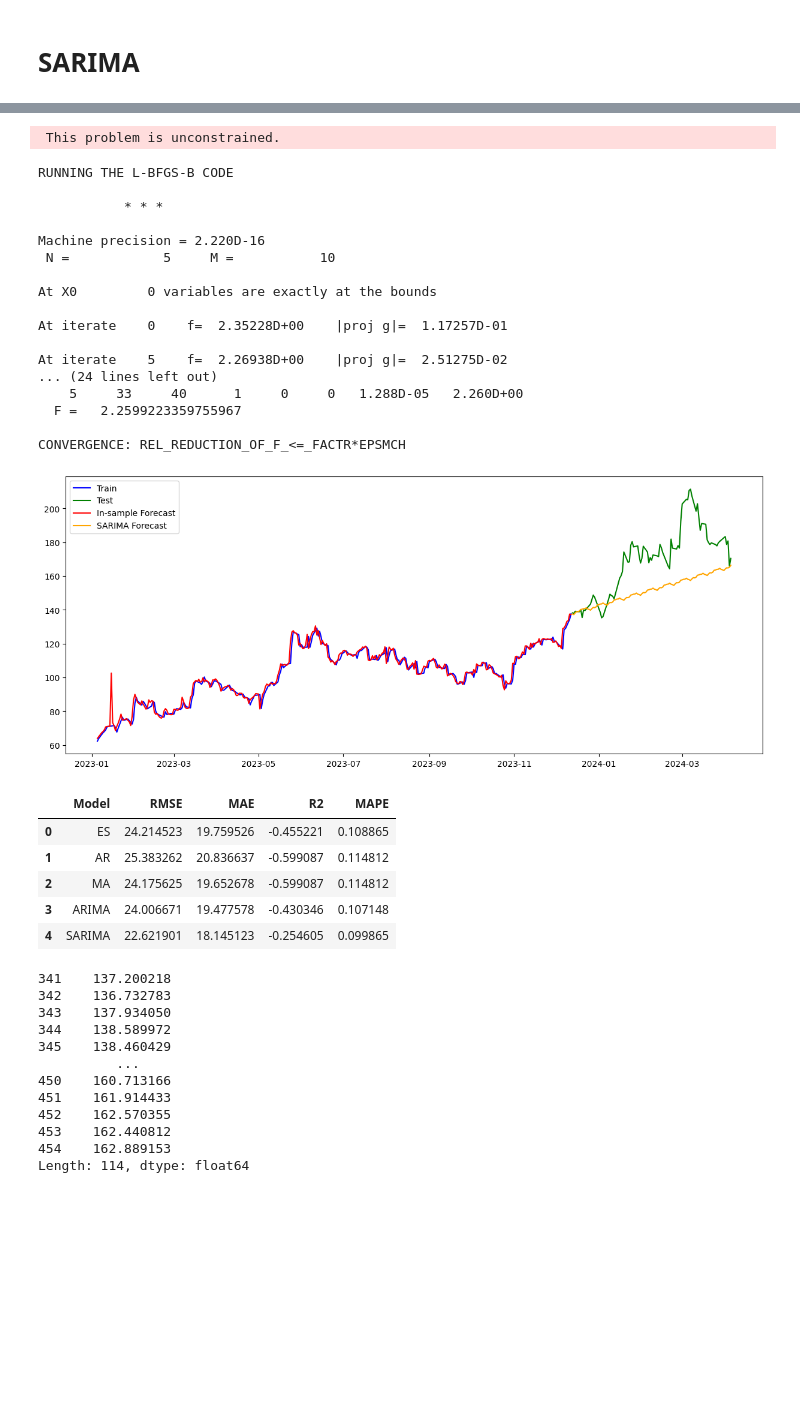
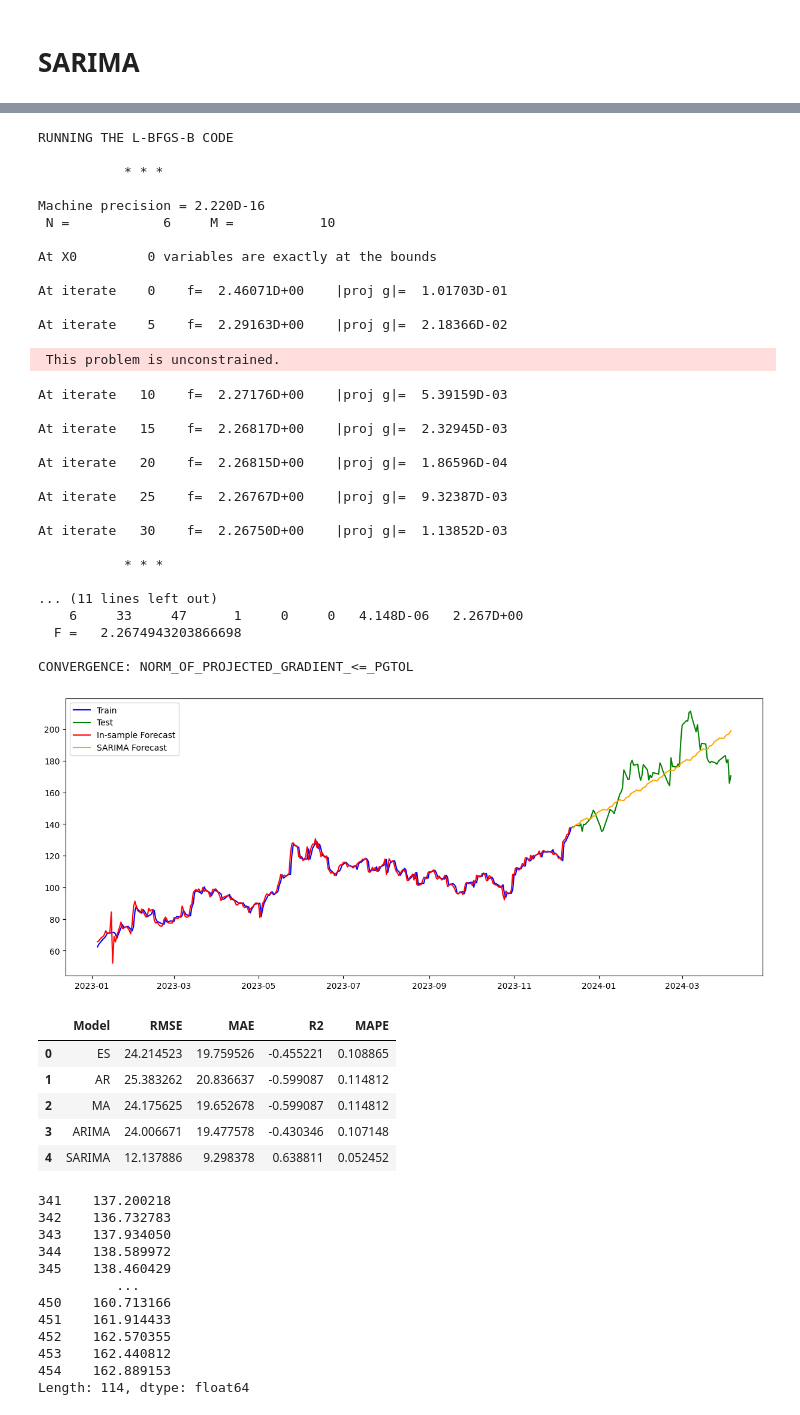
Before and after one commit to YoushaExT/time-series-forecasting, a Jupyter notebook: tsf1.ipynb, the cells around one changed output, grey strips where cells are left out. Drawn from its saved outputs; the diff is of its cells as text; code cells hidden in the pictures; blank space fills up the shorter version.

Commit message:
paramater tuning for sarima to improve performance

```diff
--- a/tsf1.ipynb
+++ b/tsf1.ipynb
@@ -313,3 +313,25 @@ plot_model_results(
 [figure]
 # %% [markdown]
 # SARIMA
+# %%
+from statsmodels.tsa.statespace.sarimax import SARIMAX
+
+# parameter tuning for p, d, q
+best_rmse = np.inf
+best_order = None
+
+for p in range(3):
+    for d in range(3):
+        for q in range(3):
+            try:
+                model = SARIMAX(train[cols[1]], order=(p, d, q)).fit()
+                forecast = model.forecast(steps=len(test))
+                rmse = np.sqrt(mean_squared_error(test[cols[1]], forecast))
+                if rmse < best_rmse:
+                    best_rmse = rmse
+                    best_order = (p, d, q)
+            except:
+                pass
+
+print(f"Best Order: {best_order}")
+# Best Order: (2, 2, 1)
@@ -316,40 +461,51 @@ plot_model_results(
 # %%
-from statsmodels.tsa.statespace.sarimax import SARIMAX
 
 # SARIMA Model
-model_sarima = SARIMAX(train[cols[1]], order=(1, 1, 1), seasonal_order=(1, 1, 1, 12)).fit()
+model_sarima = SARIMAX(train[cols[1]], order=best_order, seasonal_order=(1, 1, 1, 12)).fit()
 forecast_sarima = model_sarima.forecast(steps=len(test))
 # predict in sample (train data)
 forecast_sarima_train = model_sarima.predict(start=train.index.min(), end=train.index.max())
 
 plot_model_results(
   train=train,
   test=test,
   label="SARIMA Forecast",
   forecast=forecast_sarima,
   forecast_train=forecast_sarima_train,
   cols=cols,
 )
 # %% [output]
- This problem is unconstrained.
+RUNNING THE L-BFGS-B CODE
+
+           * * *
+
+Machine precision = 2.220D-16
+ N =            6     M =           10
+
+At X0         0 variables are exactly at the bounds
+
+At iterate    0    f=  2.46071D+00    |proj g|=  1.01703D-01
+
+At iterate    5    f=  2.29163D+00    |proj g|=  2.18366D-02
-RUNNING THE L-BFGS-B CODE
-
-           * * *
-
-Machine precision = 2.220D-16
- N =            5     M =           10
-
-At X0         0 variables are exactly at the bounds
-
-At iterate    0    f=  2.35228D+00    |proj g|=  1.17257D-01
-
-At iterate    5    f=  2.26938D+00    |proj g|=  2.51275D-02
-... (24 lines left out)
-    5     33     40      1     0     0   1.288D-05   2.260D+00
-  F =   2.2599223359755967
-
-CONVERGENCE: REL_REDUCTION_OF_F_<=_FACTR*EPSMCH
+ This problem is unconstrained.
+At iterate   10    f=  2.27176D+00    |proj g|=  5.39159D-03
+
+At iterate   15    f=  2.26817D+00    |proj g|=  2.32945D-03
+
+At iterate   20    f=  2.26815D+00    |proj g|=  1.86596D-04
+
+At iterate   25    f=  2.26767D+00    |proj g|=  9.32387D-03
+
+At iterate   30    f=  2.26750D+00    |proj g|=  1.13852D-03
+
+           * * *
+
+... (11 lines left out)
+    6     33     47      1     0     0   4.148D-06   2.267D+00
+  F =   2.2674943203866698
+
+CONVERGENCE: NORM_OF_PROJECTED_GRADIENT_<=_PGTOL
-[figure, old version]
+[figure, new version]
 # %%
 _test = test[cols[1]][1:]
 rmse_es, mae_es, r2_es, mape_es = evaluate_model(_test, forecast_es)
@@ -381,7 +537,7 @@ scores_df
 | 1 | AR | 25.383262 | 20.836637 | -0.599087 | 0.114812 |
 | 2 | MA | 24.175625 | 19.652678 | -0.599087 | 0.114812 |
 | 3 | ARIMA | 24.006671 | 19.477578 | -0.430346 | 0.107148 |
-| 4 | SARIMA | 22.621901 | 18.145123 | -0.254605 | 0.099865 |
+| 4 | SARIMA | 12.137886 | 9.298378 | 0.638811 | 0.052452 |
 # %%
 forecast_es
 # %% [output]
```
Also changed, not shown: parts of 1 cell of this notebook.
